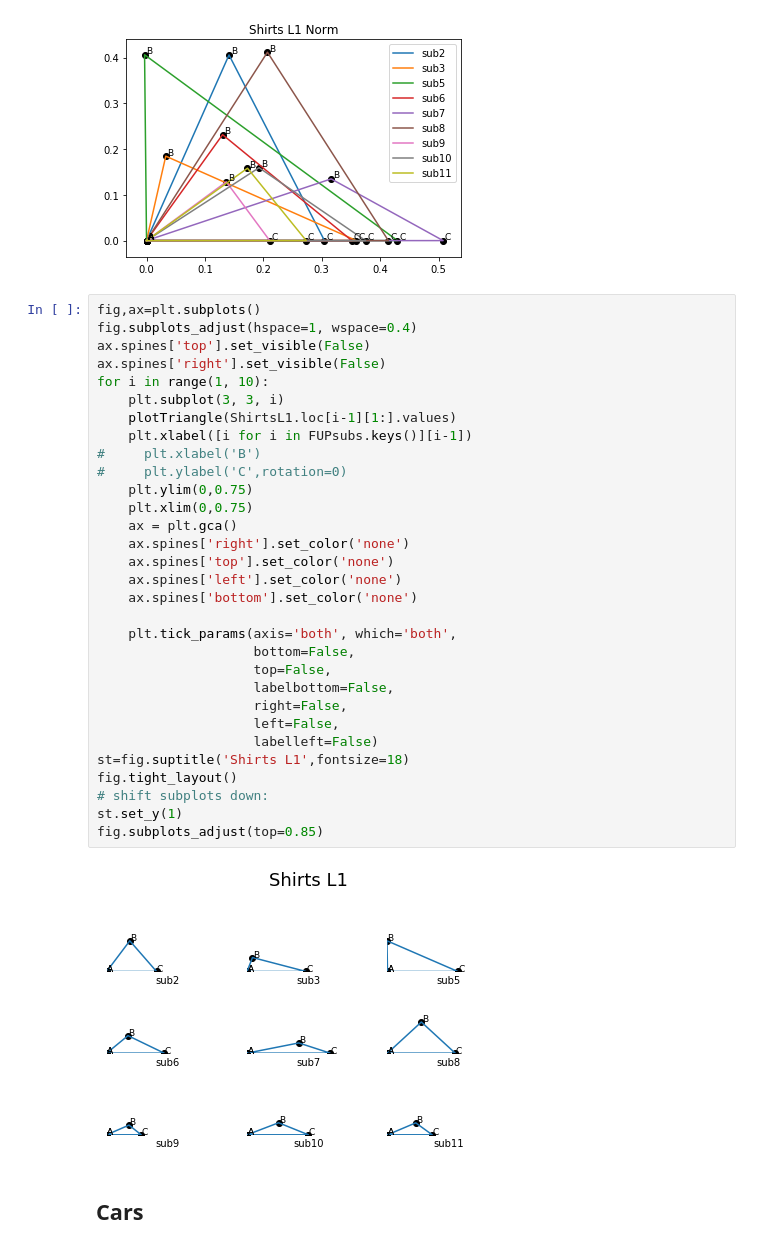
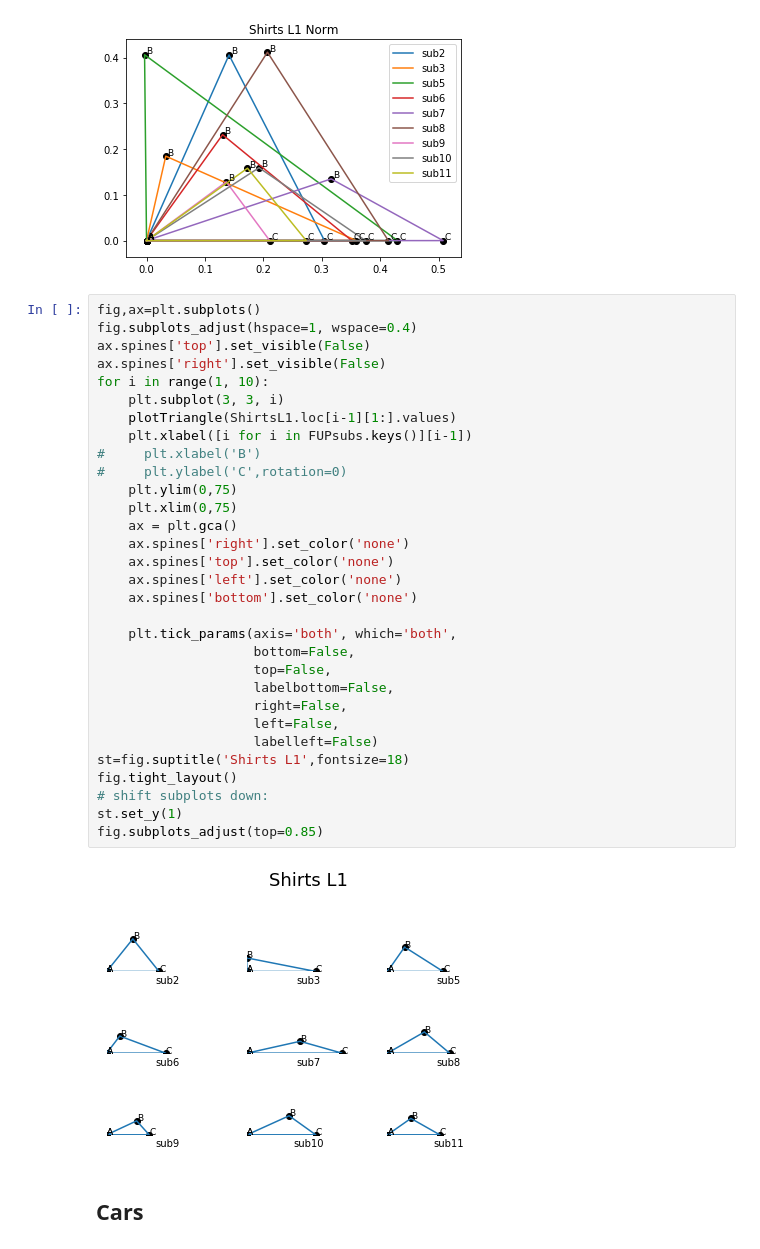
Before and after one commit to ha554n/NoteBookToShare, a Jupyter notebook: Distance.ipynb, the cells around one changed output. Cells and saved outputs as stored; diff of their text form.

```diff
--- a/Distance.ipynb
+++ b/Distance.ipynb
@@ -668,36 +668,36 @@ Text(0.5, 1.0, 'Shirts L1 Norm')
 # %%
 fig,ax=plt.subplots()
 fig.subplots_adjust(hspace=1, wspace=0.4)
 ax.spines['top'].set_visible(False)
 ax.spines['right'].set_visible(False)
 for i in range(1, 10):
     plt.subplot(3, 3, i)
     plotTriangle(ShirtsL1.loc[i-1][1:].values)
     plt.xlabel([i for i in FUPsubs.keys()][i-1])
 #     plt.xlabel('B')
 #     plt.ylabel('C',rotation=0)
-    plt.ylim(0,0.75)
-    plt.xlim(0,0.75)
+    plt.ylim(0,75)
+    plt.xlim(0,75)
     ax = plt.gca()
     ax.spines['right'].set_color('none')
     ax.spines['top'].set_color('none')
     ax.spines['left'].set_color('none')
     ax.spines['bottom'].set_color('none')
 
     plt.tick_params(axis='both', which='both',
                     bottom=False,
                     top=False,
                     labelbottom=False,
                     right=False,
                     left=False,
                     labelleft=False)
 st=fig.suptitle('Shirts L1',fontsize=18)
 fig.tight_layout()
 # shift subplots down:
 st.set_y(1)
 fig.subplots_adjust(top=0.85)
 # %% [output]
-[figure, old version]
+[figure, new version]
 # %% [markdown]
 ## Cars
 # %%
```
